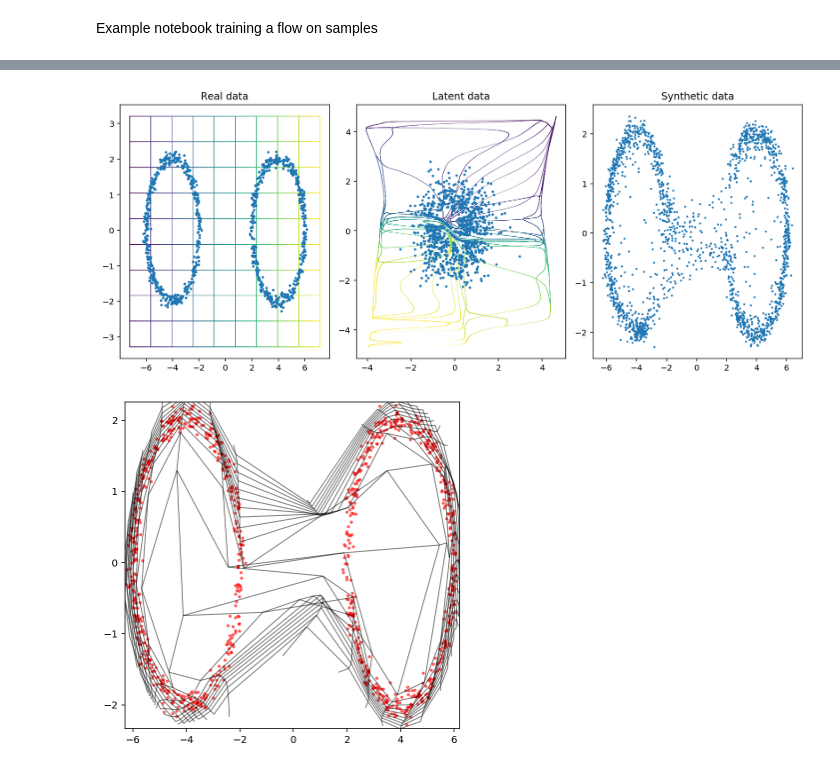
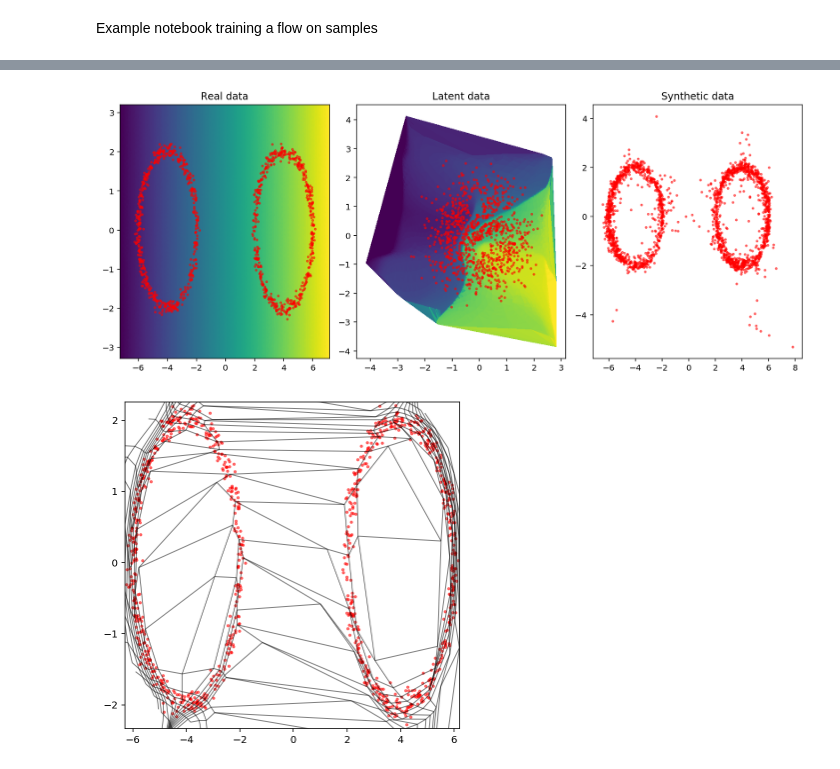
Before and after one commit to adammoss/nnest, a Jupyter notebook: examples/flow/example.ipynb, the cells around one changed output, grey strips where cells are left out. Drawn from its saved outputs; the diff is of its cells as text; code cells hidden in the pictures.

Commit message:
Plotting improvements

```diff
--- a/examples/flow/example.ipynb
+++ b/examples/flow/example.ipynb
@@ -135,6 +85,7 @@ t.train(samples, jitter=0.1)
 # %%
 if like.x_dim == 2:
-    plot_flow(samples, t)
+    t.plot_latent_samples(samples, plot_synthetic=True)
+    t.plot_grid_warp(samples)
 # %% [output]
-[figure, old version]
+[figure, new version]
-[figure, old version]
+[figure, new version]
```
Also changed, not shown: parts of 2 cells of this notebook, 5 other files.
